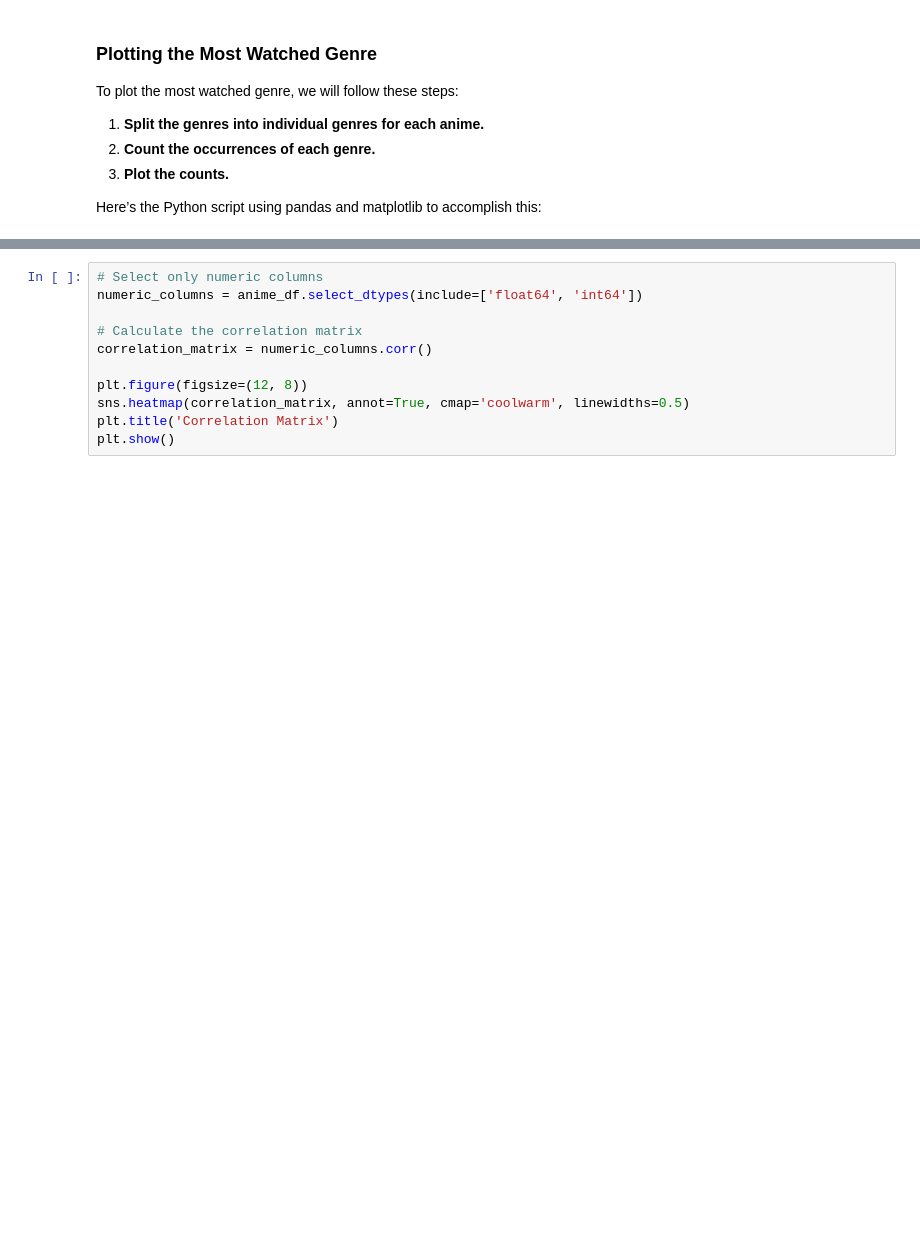
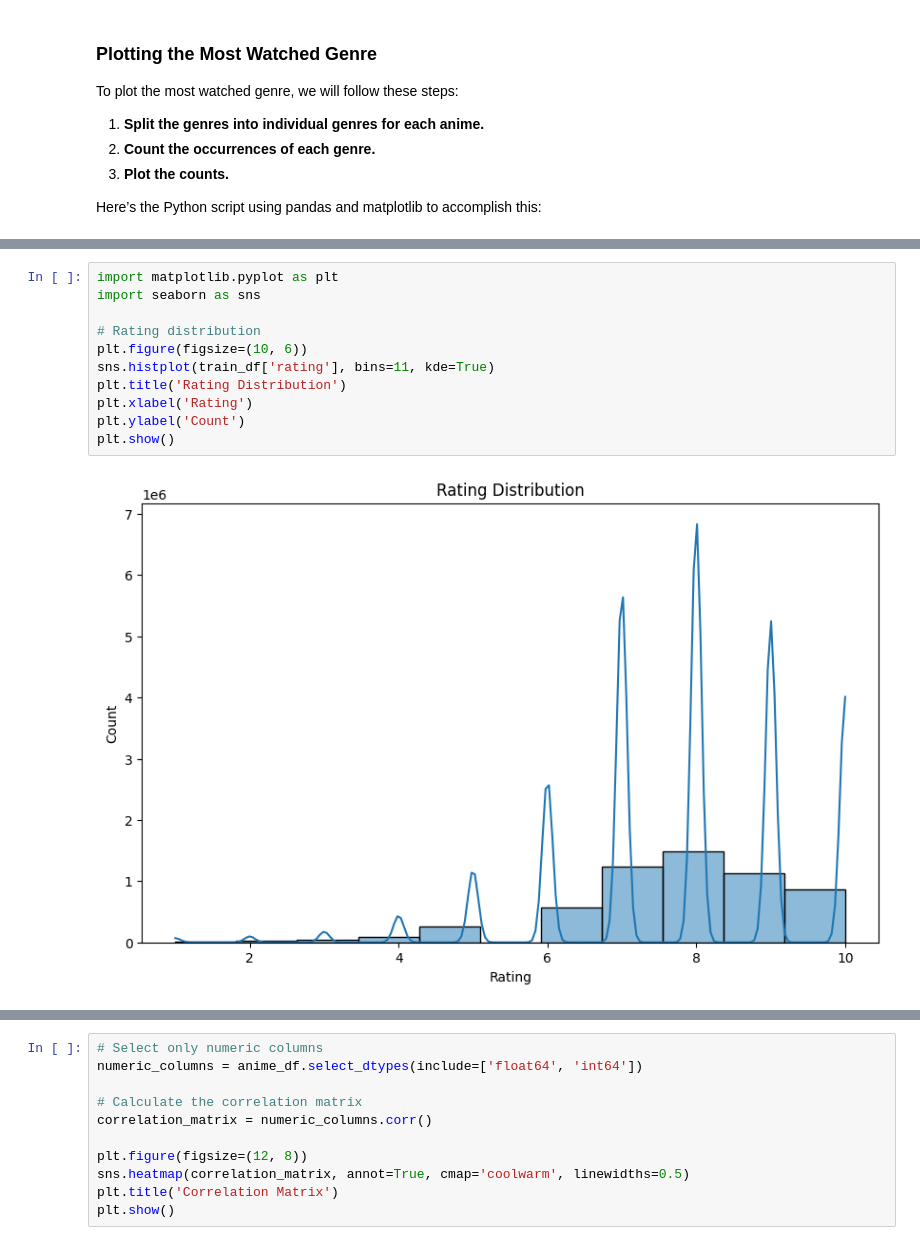
Before and after one commit to keneilweRangw/MM1_2401FTDS_Unsupervised_Learning_Project, a Jupyter notebook: Final_Project.ipynb, the cells around one changed output, grey strips where cells are left out. Saved outputs shown, nothing was run; the diff lists cells and outputs as text; blank space fills up the shorter version.

```diff
--- a/Final_Project.ipynb
+++ b/Final_Project.ipynb
@@ -396,0 +391,13 @@ Calculate and visualize the correlation matrix to understand relationships betwe
+# %%
+import matplotlib.pyplot as plt
+import seaborn as sns
+
+# Rating distribution
+plt.figure(figsize=(10, 6))
+sns.histplot(train_df['rating'], bins=11, kde=True)
+plt.title('Rating Distribution')
+plt.xlabel('Rating')
+plt.ylabel('Count')
+plt.show()
+# %% [output]
+[figure, added]
```
Also changed, not shown: parts of 26 cells of this notebook.
